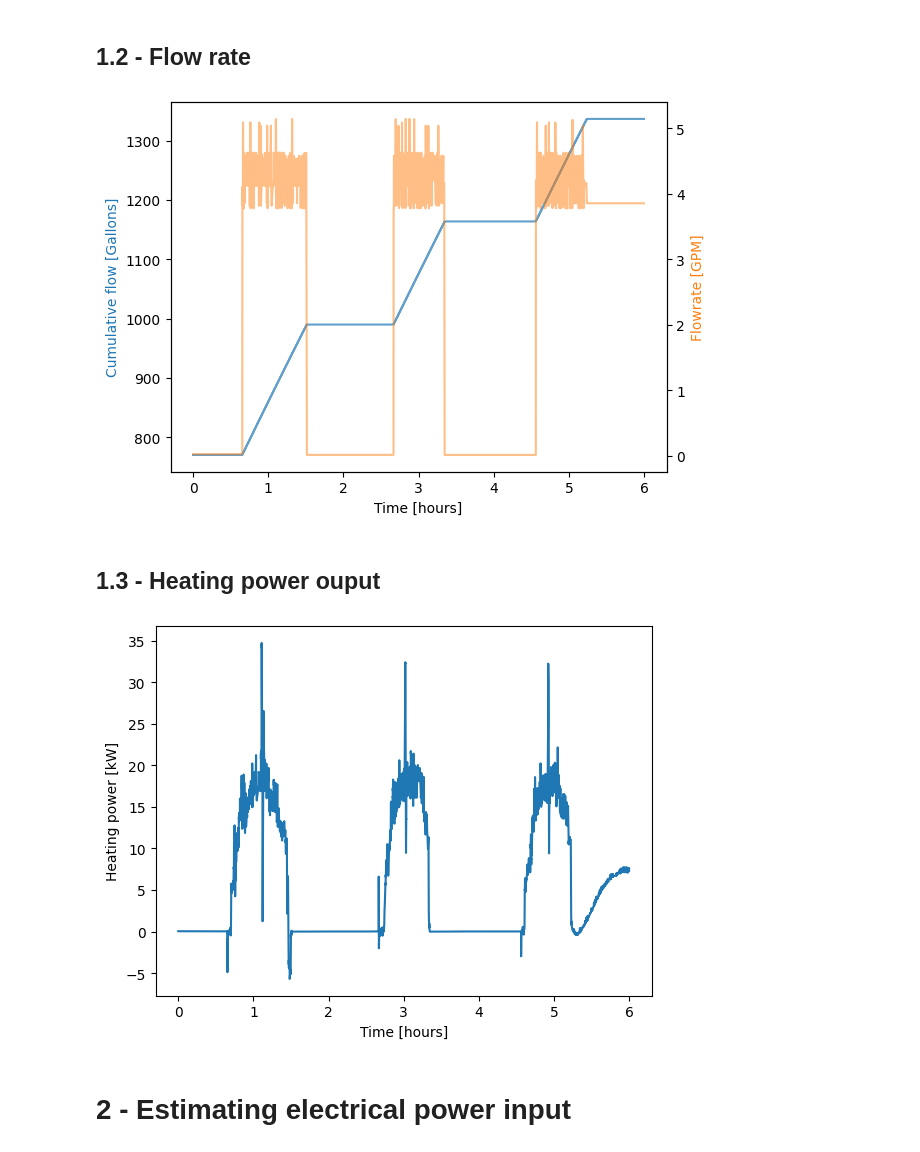
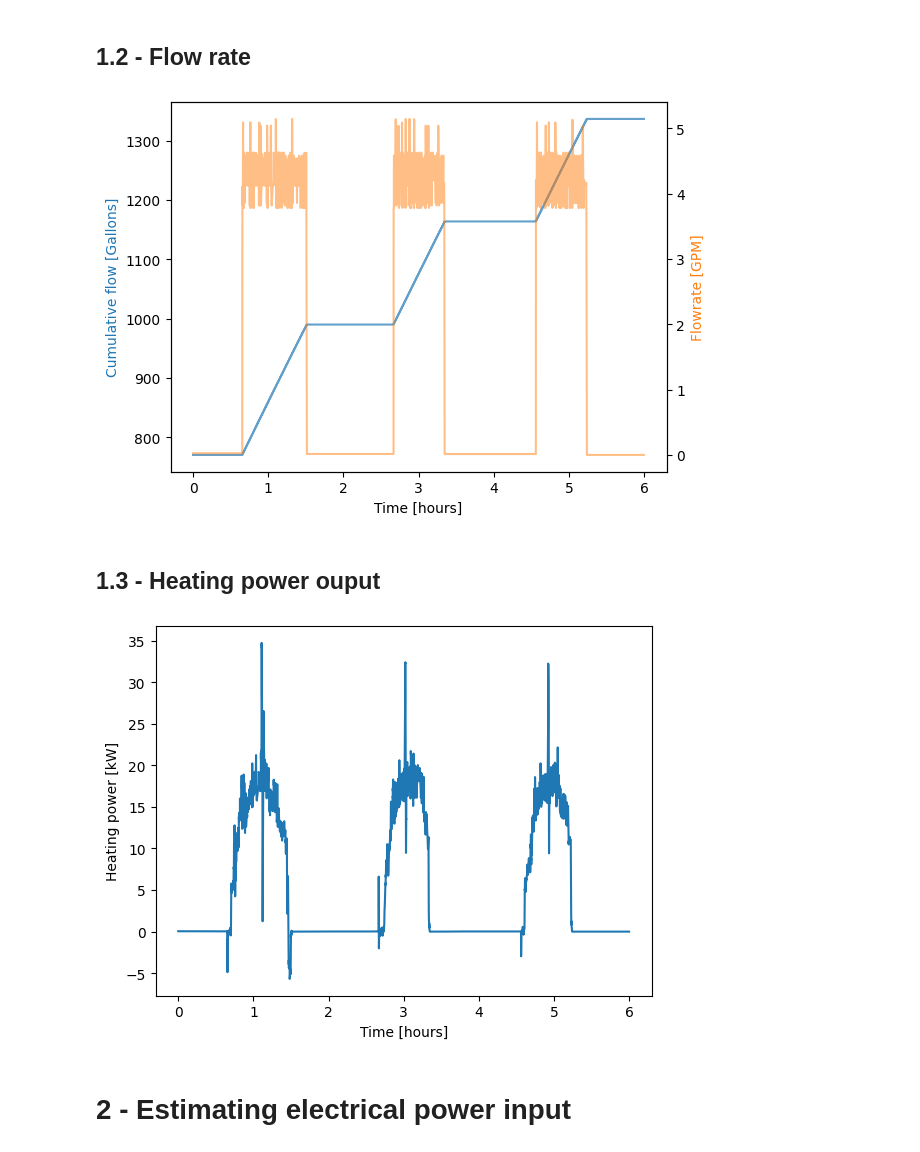
Before and after one commit to thegridelectric/gridworks-journalkeeper, a Jupyter notebook: src/gjk/data_processing/estimating_COP.ipynb, the cells around one changed output. Cells and saved outputs as stored; diff of their text form; code cells hidden in the pictures.

```diff
--- a/src/gjk/data_processing/estimating_COP.ipynb
+++ b/src/gjk/data_processing/estimating_COP.ipynb
@@ -126,34 +126,39 @@ flow_times = []
 gallons_now = gallons_values[0]
 time_now = gallons_times[0]
 
 for i in range(len(gallons_values)):
 
     if gallons_values[i] > gallons_now:
 
         gpm = (gallons_values[i]-gallons_now)/(60*(gallons_times[i]-time_now))
         flow_values.append(gpm)
         flow_times.append(time_now)
 
         gallons_now = gallons_values[i]
         time_now = gallons_times[i]
 
+# If the last cumulative gallons is the same as the last update (no flow since last point)
+if gallons_values[-1] == gallons_now:
+    flow_values.append(0)
+    flow_times.append(time_now)
+
 df_flowrate = pd.DataFrame({'time':flow_times, 'flowrate':flow_values})
 df_flowrate = df_flowrate.sort_values('time')
 df_ewt_lwt = df_ewt_lwt.sort_values('time')
 
 # Merge on time with temperature values
 df_heatpower = pd.merge_asof(df_ewt_lwt, df_flowrate, on='time')
 
 fig, ax = plt.subplots(1,1)
 ax.plot(gallons_times, gallons_values, alpha=0.7)
 ax.set_xlabel('Time [hours]')
 ax.set_ylabel('Cumulative flow [Gallons]', color='tab:blue')
 ax2 = ax.twinx()
 ax2.plot(df_heatpower.time, df_heatpower.flowrate, alpha=0.5, color='tab:orange')
 ax2.set_ylabel('Flowrate [GPM]', color='tab:orange')
 plt.show()
 # %% [output]
-[figure, old version]
+[figure, new version]
 # %% [markdown]
 ## 1.3 - Heating power ouput
 # %%
@@ -164,7 +169,7 @@ plt.xlabel('Time [hours]')
 plt.ylabel('Heating power [kW]')
 plt.show()
 # %% [output]
-[figure, old version]
+[figure, new version]
 # %% [markdown]
 # 2 - Estimating electrical power input
 # %%
```
Also changed, not shown: parts of 1 cell of this notebook.
